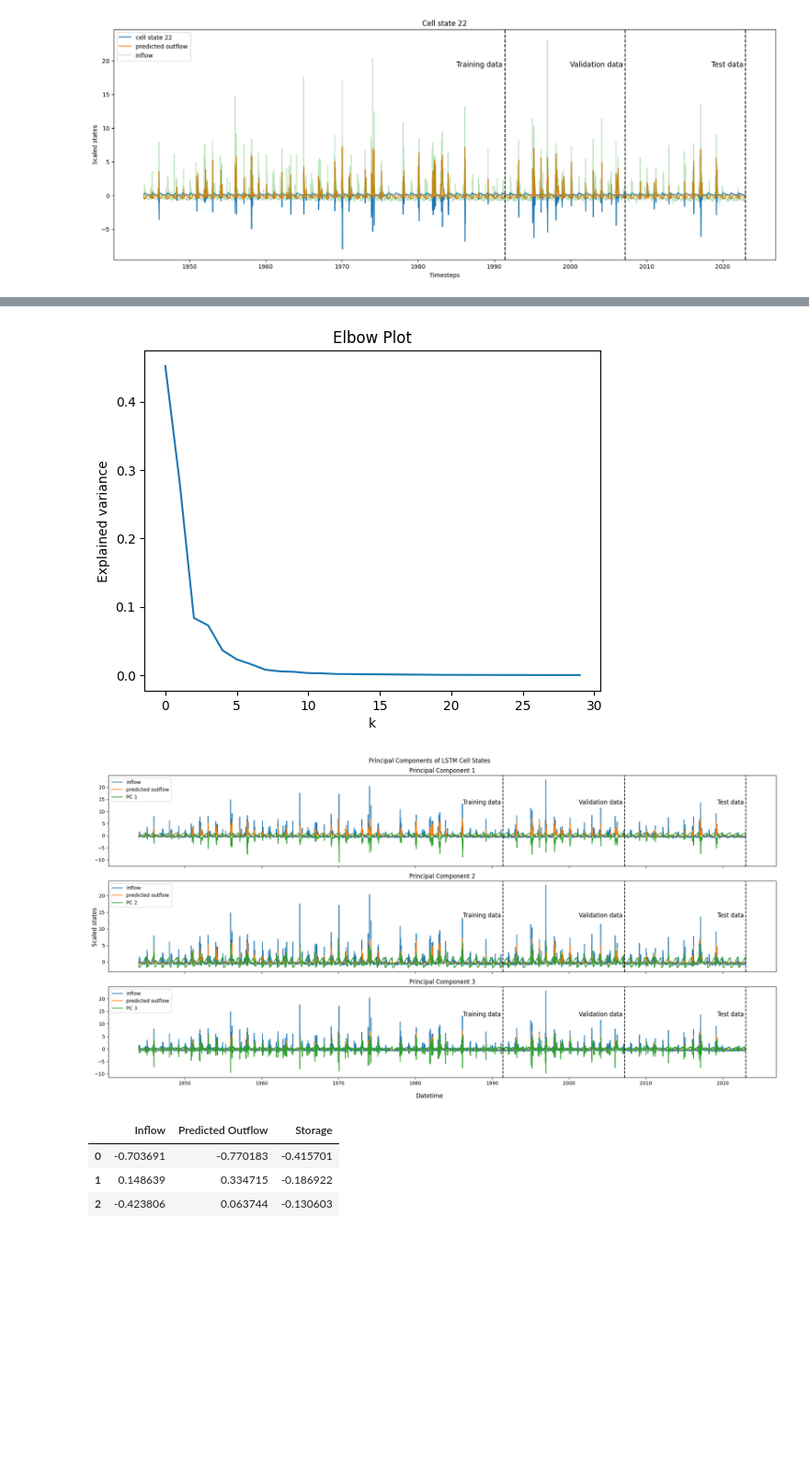
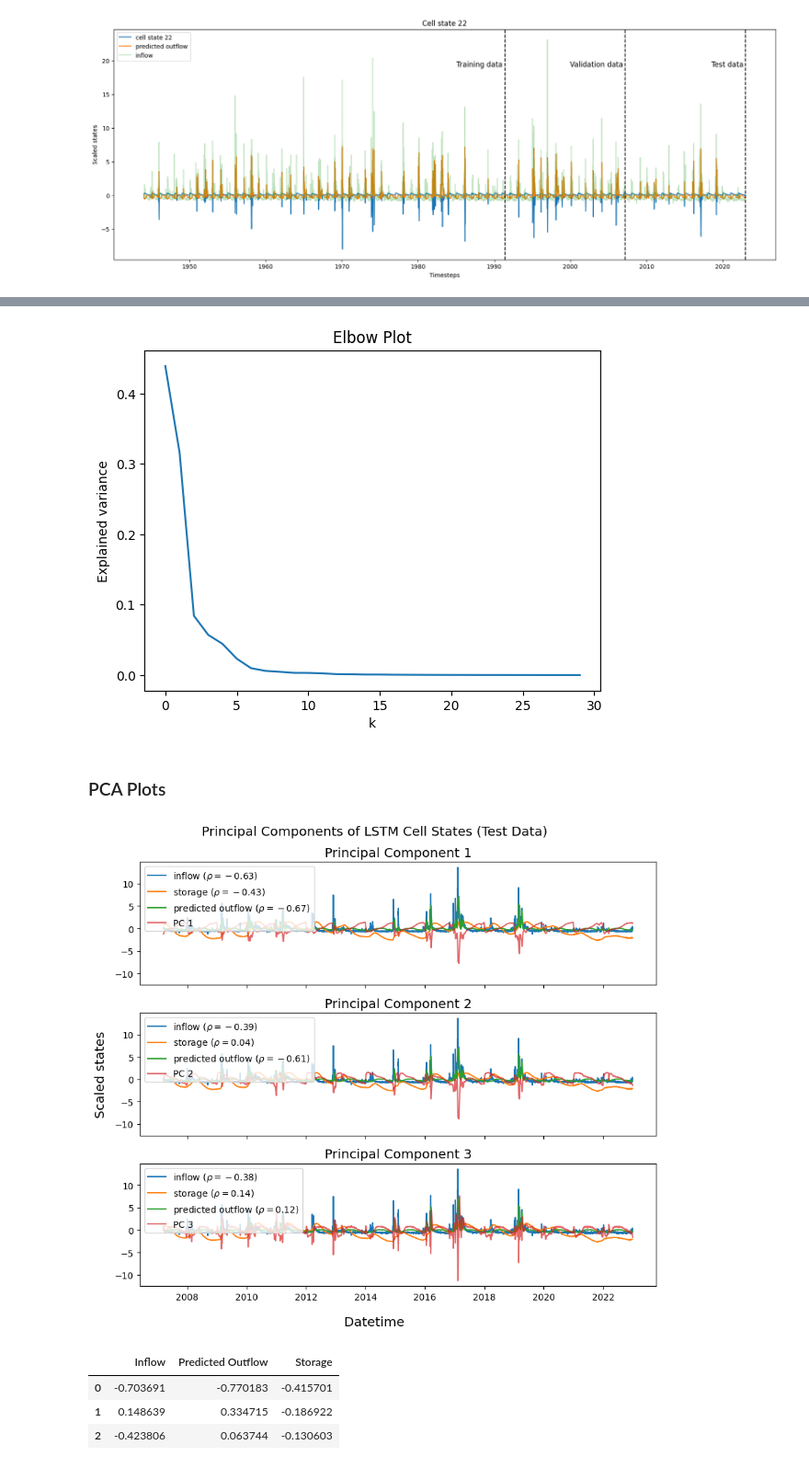
Before and after one commit to Matt2371/DL-reservoir-modeling, a Jupyter notebook: experiments/1e_model1_cell_state.ipynb, the cells around one changed output, grey strips where cells are left out. Shown at 92% size. Saved outputs shown, nothing was run; the diff lists cells and outputs as text; code cells hidden in the pictures; blank space fills up the shorter version.

```diff
--- a/experiments/1e_model1_cell_state.ipynb
+++ b/experiments/1e_model1_cell_state.ipynb
@@ -238,9 +237,9 @@ class PCA:
 
     def fit(self):
         # Standardize the data (so original scale does not affect PCA)
-        mean_vals = np.mean(cell_all, axis=0)
-        std_vals = np.std(cell_all, axis=0)
-        self.standardized_data = (cell_all - mean_vals) / std_vals # (n, # features)
+        mean_vals = np.mean(self.data, axis=0)
+        std_vals = np.std(self.data, axis=0)
+        self.standardized_data = (self.data - mean_vals) / std_vals # (n, # features)
 
         # Compute covariance matrix
         self.cov_matrix = np.cov(self.standardized_data.T) # (# features, # features)
@@ -262,5 +261,8 @@ class PCA:
         return reduced_data
 # %%
 # Conduct PCA on LSTM cell states
-cell_pca = PCA(data_matrix=cell_all)
+
+# cell_pca = PCA(data_matrix=cell_all)
+
+cell_pca = PCA(data_matrix=flatten_cells(cell_test_1a[0])[:original_test_len, :])
 cell_pca.fit()
@@ -273,36 +289,51 @@ ax.set_xlabel('k')
 ax.set_ylabel('Explained variance')
 plt.show()
 # %% [output]
-[figure, old version]
+[figure, new version]
+# %% [markdown]
+### PCA Plots
 # %%
 # Plot first 3 principal components of cell states
 pca_result = cell_pca.get_top_k(top_k=3) # first 3 PC's of shape (# timesteps, 3)
-fig, ax = plt.subplots(nrows=3, sharex=True, figsize=(20, 10))
+fig, ax = plt.subplots(nrows=3, sharex=True, sharey=True, figsize=(9, 8))
 
 for k in range(pca_result.shape[1]):
-    ax[k].plot(scale_series(df.inflow, train_data=inflow_train), label='inflow', alpha=0.3)
-    ax[k].plot(df.index, outflow_hat_all, label='predicted outflow')
-    ax[k].plot(df.index, scale_series(pca_result[:, k]), label=f'PC {k + 1}', alpha=0.7)
-    ax[k].legend()
-    ax[k].set_title(f'Principal Component {k + 1}')
+    # ax[k].plot(scale_series(df.inflow, train_data=inflow_train), label='inflow', alpha=0.3)
+    # ax[k].plot(df.index, outflow_hat_all, label='predicted outflow')
+    # ax[k].plot(df.index, scale_series(pca_result[:, k]), label=f'PC {k + 1}', alpha=0.7)
 
-# Label train/val/test data
-for current_ax in ax:
-    current_ax.axvline(x=df.index[original_train_len - 1], linestyle='--', color='black')
-    current_ax.text(x=df.index[original_train_len - 1], y=15, s=f'Training data ', ha='right', va='top', size='large')
-    current_ax.axvline(x=df.index[original_train_len + original_val_len - 1], linestyle='--', color='black')
-    current_ax.text(x=df.index[original_train_len + original_val_len - 1], y=15, s=f'Validation data ', ha='right', va='top', size='large')
-    current_ax.axvline(x=df.index[original_train_len + original_val_len + original_test_len - 1], linestyle='--', color='black')
-    current_ax.text(x=df.index[original_train_len + original_val_len + original_test_len - 1], y=15, s=f'Test data ', ha='right', va='top', size='large')
+    # Get correlations
+    inflow_corr = pearsonr(inflow_test[~np.isnan(inflow_test)], pca_result[:, k][~np.isnan(inflow_test)])[0]
+    storage_corr = pearsonr(storage_test[~np.isnan(storage_test)], pca_result[:, k][~np.isnan(storage_test)])[0]
+    outflow_corr = pearsonr(outflow_hat_test, pca_result[:, k])[0]
 
-fig.supxlabel('Datetime')
-fig.supylabel('Scaled states')
-fig.suptitle('Principal Components of LSTM Cell States')
+
+    ax[k].plot(df.index[(original_train_len + original_val_len):], scale_series(inflow_test, train_data=inflow_train), label=f'inflow ($\\rho={round(inflow_corr, 2)}$)')
+    ax[k].plot(df.index[(original_train_len + original_val_len):], scale_series(storage_test, train_data=storage_train), label=f'storage ($\\rho={round(storage_corr, 2)}$)')
+    ax[k].plot(df.index[(original_train_len + original_val_len):], outflow_hat_test, label=f'predicted outflow ($\\rho={round(outflow_corr, 2)}$)')
+    ax[k].plot(df.index[(original_train_len + original_val_len):], scale_series(pca_result[:, k]), label=f'PC {k + 1}', alpha=0.7)
+
+
+    ax[k].legend(loc='upper left')
+    ax[k].set_title(f'Principal Component {k + 1}', size='x-large')
+
+# # Label train/val/test data
+# for current_ax in ax:
+#     current_ax.axvline(x=df.index[original_train_len - 1], linestyle='--', color='black')
+#     current_ax.text(x=df.index[original_train_len - 1], y=15, s=f'Training data ', ha='right', va='top', size='large')
+#     current_ax.axvline(x=df.index[original_train_len + original_val_len - 1], linestyle='--', color='black')
+#     current_ax.text(x=df.index[original_train_len + original_val_len - 1], y=15, s=f'Validation data ', ha='right', va='top', size='large')
+#     current_ax.axvline(x=df.index[original_train_len + original_val_len + original_test_len - 1], linestyle='--', color='black')
+#     current_ax.text(x=df.index[original_train_len + original_val_len + original_test_len - 1], y=15, s=f'Test data ', ha='right', va='top', size='large')
+
+fig.supxlabel('Datetime', size='x-large')
+fig.supylabel('Scaled states', size='x-large')
+fig.suptitle('Principal Components of LSTM Cell States (Test Data)',size='x-large')
 plt.tight_layout()
-# plt.savefig('report/drafting/3_28_2024/figures/cell_states_pca.png', dpi=300)
+plt.savefig('report/drafting/8_15_2025/figures/cell_states_pca.png', dpi=300)
 plt.show()
 # %% [output]
-[figure, old version]
+[figure, new version]
 # %%
 # Correlation of PC's with inflow, pred outflow, and storage (in test)
 pca_corr = pd.DataFrame(index=np.arange(hidden_size1), columns=['Inflow', 'Predicted Outflow', 'Storage'])
```
Also changed, not shown: parts of 10 cells of this notebook, 42 other files.
